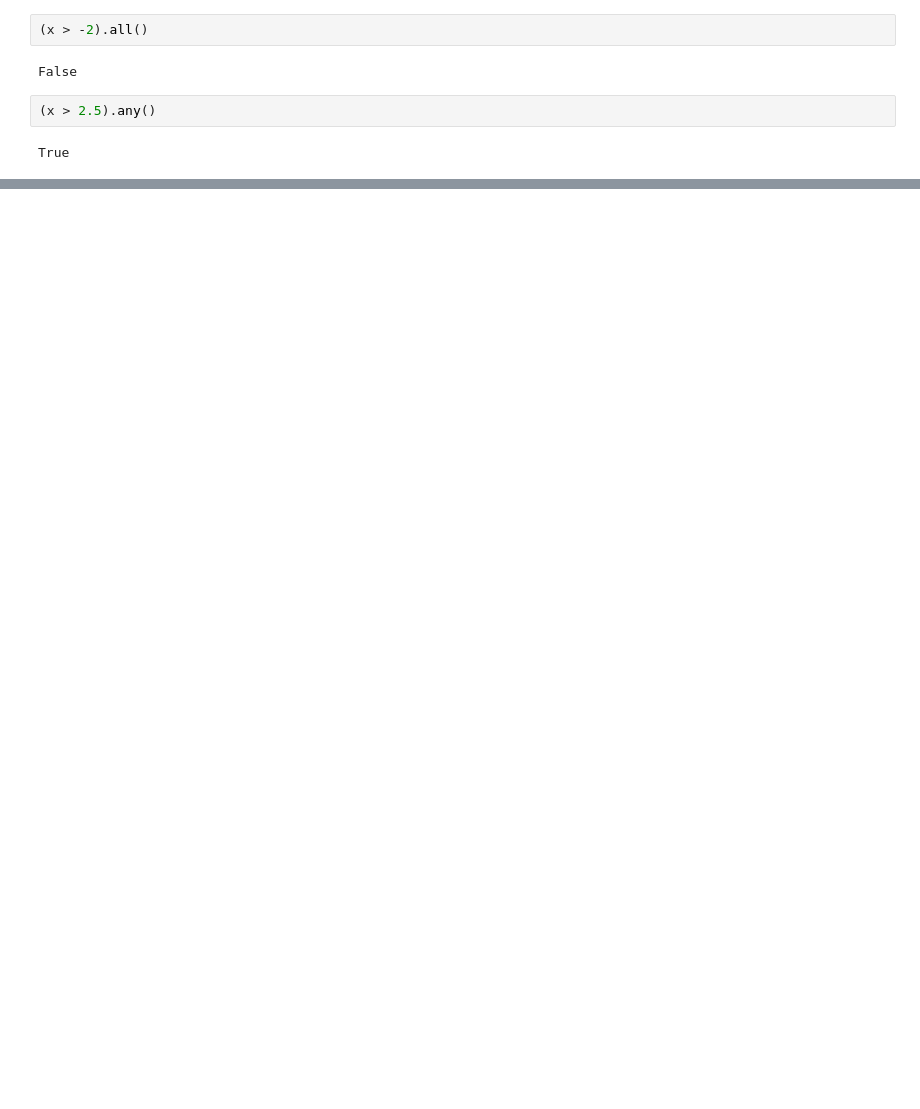
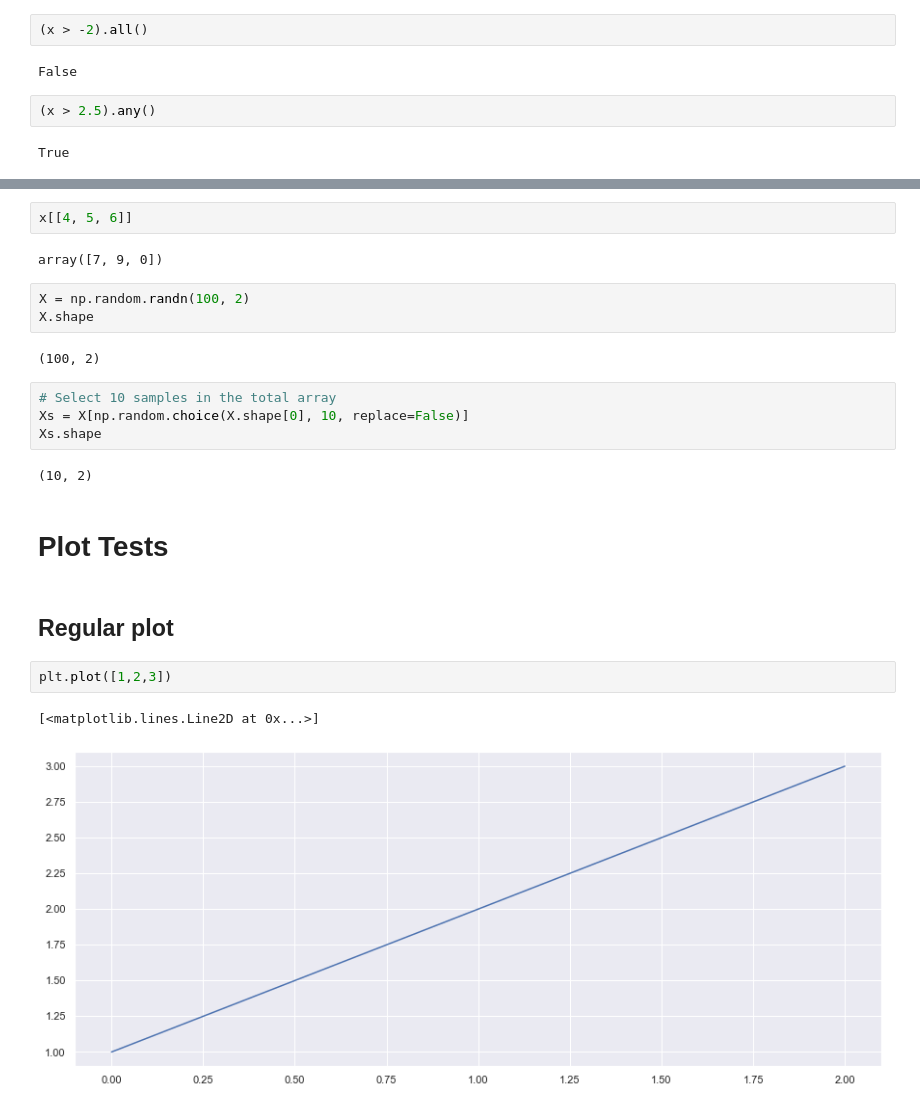
Before and after one commit to mathieugouin/tradesim, a Jupyter notebook: learning_notebook.ipynb, the cells around one changed output, grey strips where cells are left out. Drawn from its saved outputs; the diff is of its cells as text; blank space fills up the shorter version.

```diff
--- a/learning_notebook.ipynb
+++ b/learning_notebook.ipynb
@@ -190,0 +161,24 @@ array([ 0.22119723,  1.29264014, -0.26429666])
+# %%
+x[[4, 5, 6]]
+# %% [output]
+array([7, 9, 0])
+# %%
+X = np.random.randn(100, 2)
+X.shape
+# %% [output]
+(100, 2)
+# %%
+# Select 10 samples in the total array
+Xs = X[np.random.choice(X.shape[0], 10, replace=False)]
+Xs.shape
+# %% [output]
+(10, 2)
+# %% [markdown]
+# Plot Tests
+# %% [markdown]
+## Regular plot
+# %%
+plt.plot([1,2,3])
+# %% [output]
+[<matplotlib.lines.Line2D at 0x...>]
+[figure, added]
```
Also changed, not shown: parts of 34 cells of this notebook, 1 other file.
